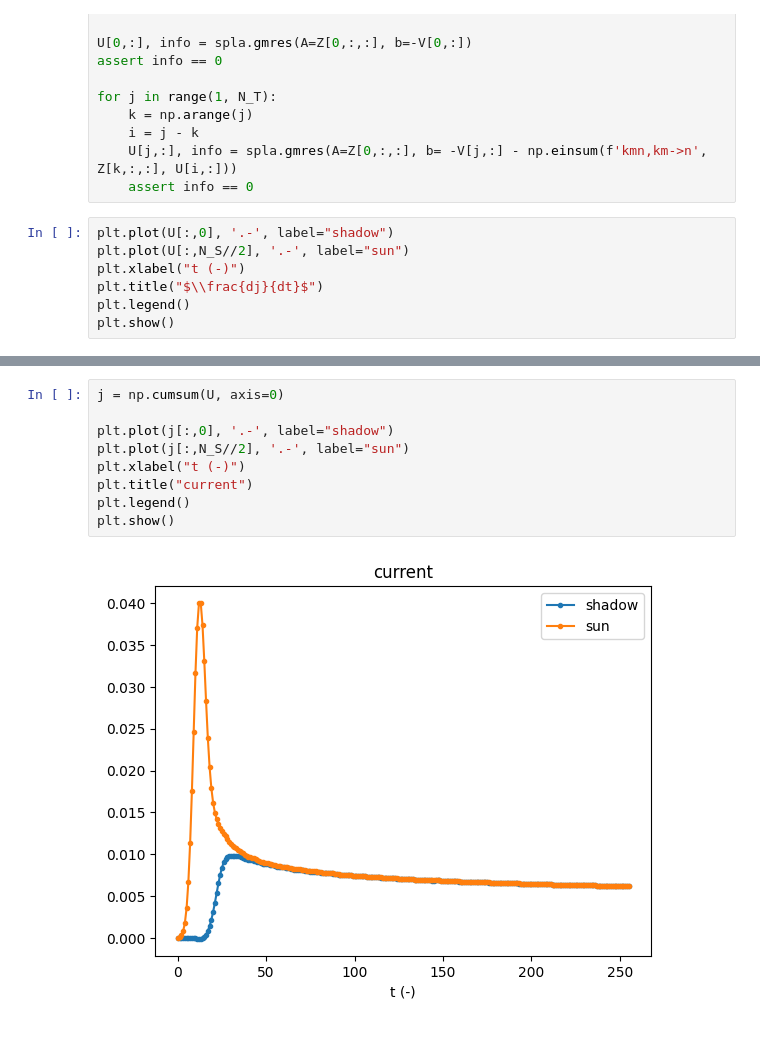
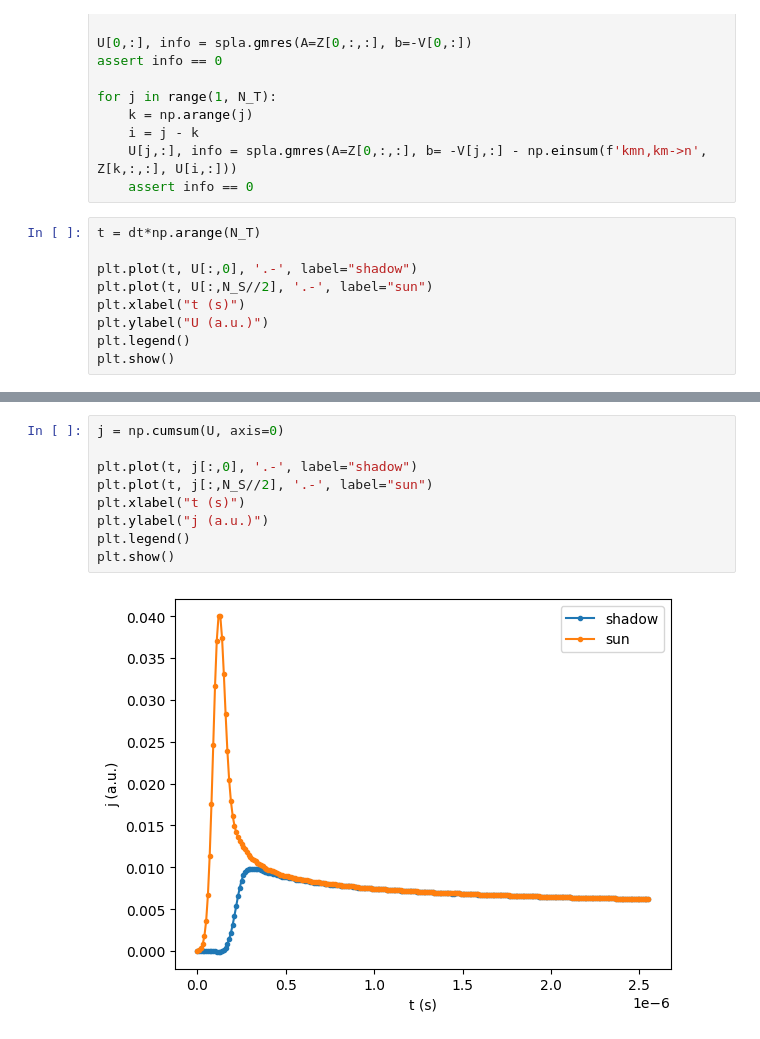
Before and after one commit to pickupliner/CSWP_FDTD, a Jupyter notebook: MOT/tmp.ipynb, the cells around one changed output, grey strips where cells are left out. Drawn from its saved outputs; the diff is of its cells as text.

```diff
--- a/MOT/tmp.ipynb
+++ b/MOT/tmp.ipynb
@@ -90,10 +92,12 @@ for j in range(1, N_T):
     U[j,:], info = spla.gmres(A=Z[0,:,:], b= -V[j,:] - np.einsum(f'kmn,km->n', Z[k,:,:], U[i,:]))
     assert info == 0
 # %%
-plt.plot(U[:,0], '.-', label="shadow")
-plt.plot(U[:,N_S//2], '.-', label="sun")
-plt.xlabel("t (-)")
-plt.title("$\\frac{dj}{dt}$")
+t = dt*np.arange(N_T)
+
+plt.plot(t, U[:,0], '.-', label="shadow")
+plt.plot(t, U[:,N_S//2], '.-', label="sun")
+plt.xlabel("t (s)")
+plt.ylabel("U (a.u.)")
 plt.legend()
 plt.show()
 # %% [output]
@@ -101,14 +105,14 @@ plt.show()
 # %%
 j = np.cumsum(U, axis=0)
 
-plt.plot(j[:,0], '.-', label="shadow")
-plt.plot(j[:,N_S//2], '.-', label="sun")
-plt.xlabel("t (-)")
-plt.title("current")
+plt.plot(t, j[:,0], '.-', label="shadow")
+plt.plot(t, j[:,N_S//2], '.-', label="sun")
+plt.xlabel("t (s)")
+plt.ylabel("j (a.u.)")
 plt.legend()
 plt.show()
 # %% [output]
-[figure, old version]
+[figure, new version]
 # %%
 u = np.fft.rfft(U, axis=0)
 omega = 2*np.pi * np.fft.rfftfreq(N_T, dt)
```
Also changed, not shown: parts of 5 cells of this notebook, 9 other files.
